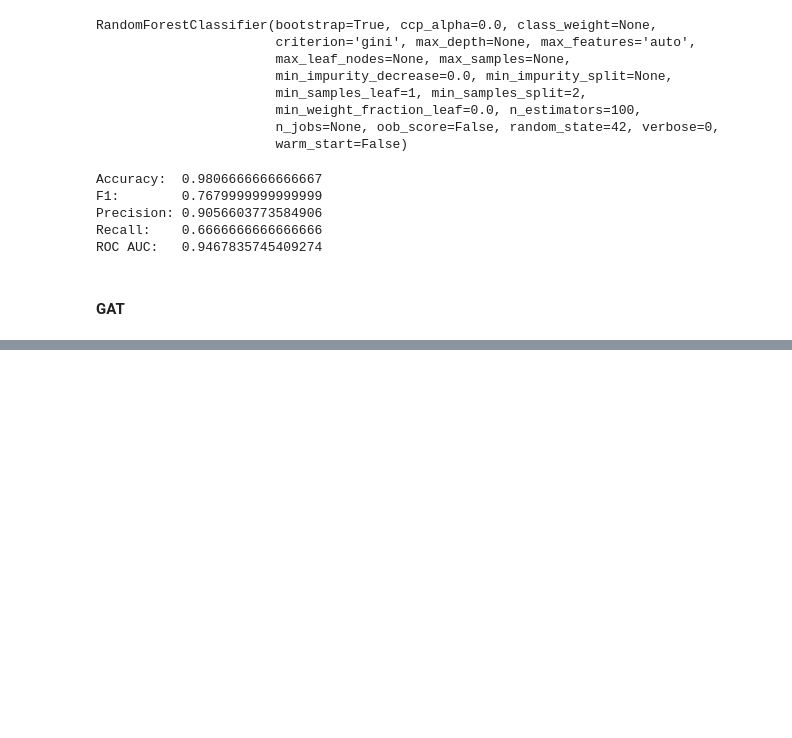
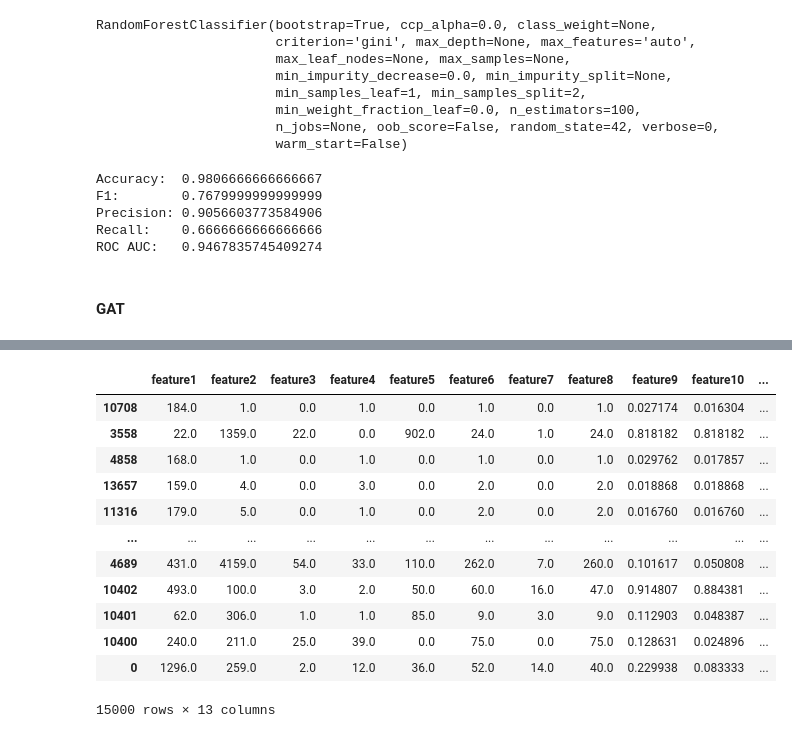
Before and after one commit to yucfu/gnn_fraud_detection, a Jupyter notebook: tfinance_new.ipynb, the cells around one changed output, grey strips where cells are left out. Saved outputs shown, nothing was run; the diff lists cells and outputs as text; code cells hidden in the pictures; blank space fills up the shorter version.

```diff
--- a/tfinance_new.ipynb
+++ b/tfinance_new.ipynb
@@ -349,0 +406,28 @@ class
+# %%
+for i in range(len(df_merge)):
+
+    selected_node = df_merge.index[i]
+    # filter the one hop edges
+    one_hop_edge = selected_edges[(selected_edges.ID1 == selected_node)|(selected_edges.ID2 == selected_node)]
+
+    # isolated node
+    if one_hop_edge.empty:
+        df_merge.at[i, 'illicit_ratio'] = 0
+    else:
+        # get the one hop neighbors
+        neighbors = list(set(one_hop_edge.ID1.values.tolist() + one_hop_edge.ID2.values.tolist()))
+        neighbors.remove(selected_node)
+
+        df_merge.at[i, 'degree'] = len(neighbors)
+
+        # value counts of the labels
+        value_counts = df_merge.loc[neighbors].label.value_counts()
+
+        if 1 not in value_counts.keys():
+            illicit_ratio = 0
+        else:
+            illicit_ratio = df_merge.loc[neighbors].label.value_counts(normalize=True)[1]
+        df_merge.at[i, 'illicit_ratio'] = illicit_ratio
+
+        if i % 1000 == 0:
+            print(f"The illicit ratio of {selected_node}'s one hop neighbors is {illicit_ratio:.2f}")
@@ -349,0 +469,18 @@ class
+# %%
+# Sort the dataframe by 'ratio' column in descending order
+df_ratio_sorted = df_merge.sort_values(by='illicit_ratio', ascending=False)
+df_ratio_sorted
+# %% [output]
+|  | feature1 | feature2 | feature3 | feature4 | feature5 | feature6 | feature7 | feature8 | feature9 | feature10 | ... |
+| 10708 | 184.0 | 1.0 | 0.0 | 1.0 | 0.0 | 1.0 | 0.0 | 1.0 | 0.027174 | 0.016304 | ... |
+| 3558 | 22.0 | 1359.0 | 22.0 | 0.0 | 902.0 | 24.0 | 1.0 | 24.0 | 0.818182 | 0.818182 | ... |
+| 4858 | 168.0 | 1.0 | 0.0 | 1.0 | 0.0 | 1.0 | 0.0 | 1.0 | 0.029762 | 0.017857 | ... |
+| 13657 | 159.0 | 4.0 | 0.0 | 3.0 | 0.0 | 2.0 | 0.0 | 2.0 | 0.018868 | 0.018868 | ... |
+| 11316 | 179.0 | 5.0 | 0.0 | 1.0 | 0.0 | 2.0 | 0.0 | 2.0 | 0.016760 | 0.016760 | ... |
+| ... | ... | ... | ... | ... | ... | ... | ... | ... | ... | ... | ... |
+| 4689 | 431.0 | 4159.0 | 54.0 | 33.0 | 110.0 | 262.0 | 7.0 | 260.0 | 0.101617 | 0.050808 | ... |
+| 10402 | 493.0 | 100.0 | 3.0 | 2.0 | 50.0 | 60.0 | 16.0 | 47.0 | 0.914807 | 0.884381 | ... |
+| 10401 | 62.0 | 306.0 | 1.0 | 1.0 | 85.0 | 9.0 | 3.0 | 9.0 | 0.112903 | 0.048387 | ... |
+| 10400 | 240.0 | 211.0 | 25.0 | 39.0 | 0.0 | 75.0 | 0.0 | 75.0 | 0.128631 | 0.024896 | ... |
+| 0 | 1296.0 | 259.0 | 2.0 | 12.0 | 36.0 | 52.0 | 14.0 | 40.0 | 0.229938 | 0.083333 | ... |
+15000 rows × 13 columns
```
Also changed, not shown: parts of 13 cells of this notebook.
